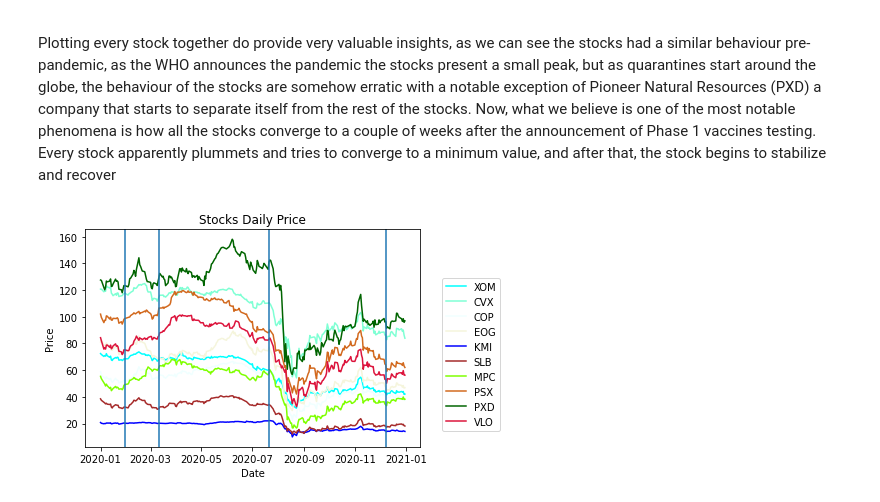
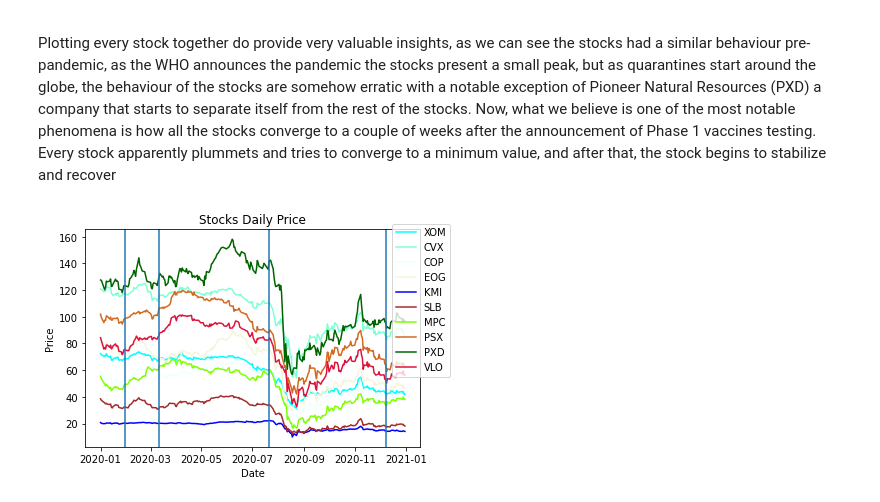
Before and after one commit to Dinorobie/stocks-covid, a Jupyter notebook: energy_analysis.ipynb, the cells around one changed output. Drawn from its saved outputs; the diff is of its cells as text; code cells hidden in the pictures.

Commit message:
Fixes bar legend box

```diff
--- a/energy_analysis.ipynb
+++ b/energy_analysis.ipynb
@@ -238,32 +238,32 @@ plt.xlabel('Date')
 plt.ylabel('Price')
 
 # Creating all the ticker daily lines
 plt.plot(x_axis, clean_df["XOM"],linewidth=1.5, markersize=0,marker="o",color="aqua", label='XOM')
 plt.plot(x_axis, clean_df["CVX"],linewidth=1.5, markersize=0,marker="o",color="aquamarine", label='CVX')
 plt.plot(x_axis, clean_df["COP"],linewidth=1.5, markersize=0,marker="o",color="azure", label='COP')
 plt.plot(x_axis, clean_df["EOG"],linewidth=1.5, markersize=0,marker="o",color="beige", label='EOG')
 plt.plot(x_axis, clean_df["KMI"],linewidth=1.5, markersize=0,marker="o",color="blue", label='KMI')
 plt.plot(x_axis, clean_df["SLB"],linewidth=1.5, markersize=0,marker="o",color="brown", label='SLB')
 plt.plot(x_axis, clean_df["MPC"],linewidth=1.5, markersize=0,marker="o",color="chartreuse", label='MPC')
 plt.plot(x_axis, clean_df["PSX"],linewidth=1.5, markersize=0,marker="o",color="chocolate", label='PSX')
 plt.plot(x_axis, clean_df["PXD"],linewidth=1.5, markersize=0,marker="o",color="darkgreen", label='PXD')
 plt.plot(x_axis, clean_df["VLO"],linewidth=1.5, markersize=0,marker="o",color="crimson", label='VLO')
 
 
 # Create vertical lines with relevant dates
 cov_str=datetime.datetime.strptime("2020-01-30","%Y-%m-%d")
 cov_np=datetime.datetime.strptime("2020-03-11","%Y-%m-%d")
 cov_testv=datetime.datetime.strptime("2020-07-21","%Y-%m-%d")
 cov_en=datetime.datetime.strptime("2020-12-08","%Y-%m-%d")
 plt.axvline(x=cov_str)
 plt.axvline(x=cov_en)
 plt.axvline(x=cov_testv)
 plt.axvline(x=cov_np)
-plt.legend(bbox_to_anchor=(1.05,0.8))
+plt.legend(bbox_to_anchor=(0.9,0.3))
 
 # Saving to png
 filename = 'line_chart.png'
 path = os.path.join('energy_analysis', 'plot_images', filename)
 plt.savefig(path, transparent=False)
 # %% [output]
-[figure, old version]
+[figure, new version]
```
Also changed, not shown: parts of 2 cells of this notebook, 2 other files.
